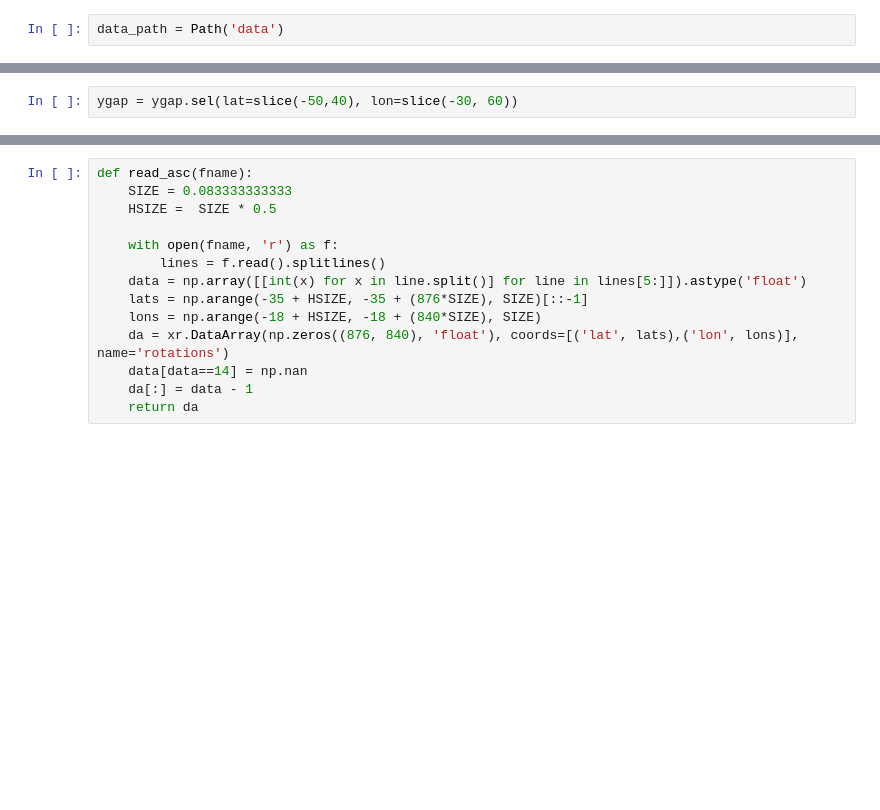
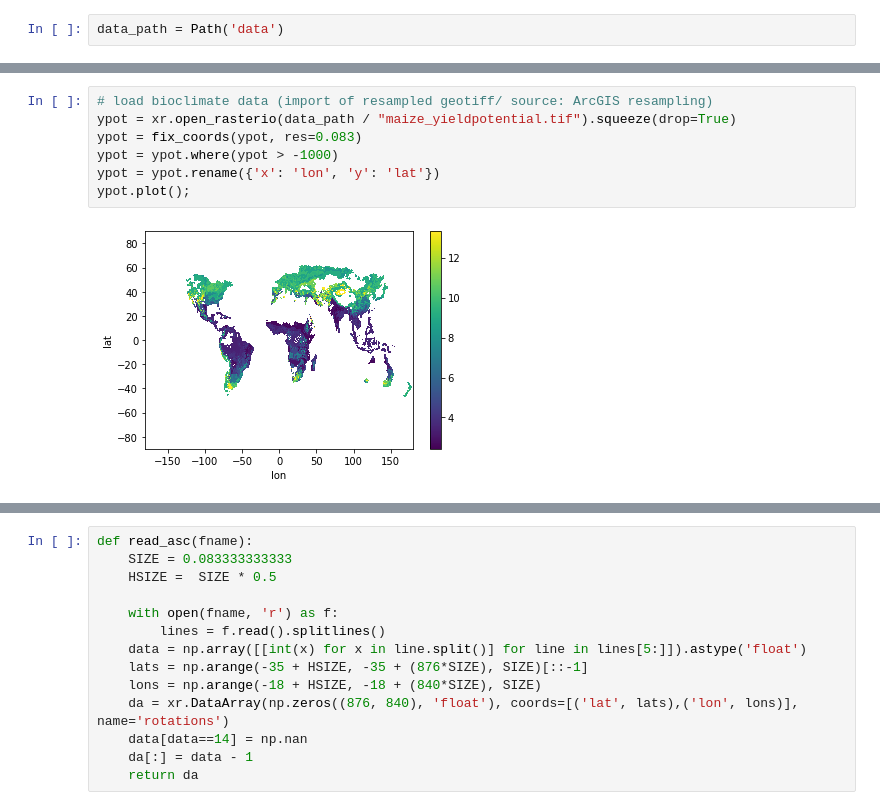
Before and after one commit to cwerner/yieldgap-analysis-africa, a Jupyter notebook: preprocessing.ipynb, the cells around one changed output, grey strips where cells are left out. Drawn from its saved outputs; the diff is of its cells as text; blank space fills up the shorter version.

Commit message:
add potential yield extraction and general cleanup of notebook

```diff
--- a/preprocessing.ipynb
+++ b/preprocessing.ipynb
@@ -118,2 +82,9 @@ Coordinates:
-# %%
-ygap = ygap.sel(lat=slice(-50,40), lon=slice(-30, 60))
+# %%
+# load bioclimate data (import of resampled geotiff/ source: ArcGIS resampling)
+ypot = xr.open_rasterio(data_path / "maize_yieldpotential.tif").squeeze(drop=True)
+ypot = fix_coords(ypot, res=0.083)
+ypot = ypot.where(ypot > -1000)
+ypot = ypot.rename({'x': 'lon', 'y': 'lat'})
+ypot.plot();
+# %% [output]
+[figure, added]
```
Also changed, not shown: parts of 43 cells of this notebook.
